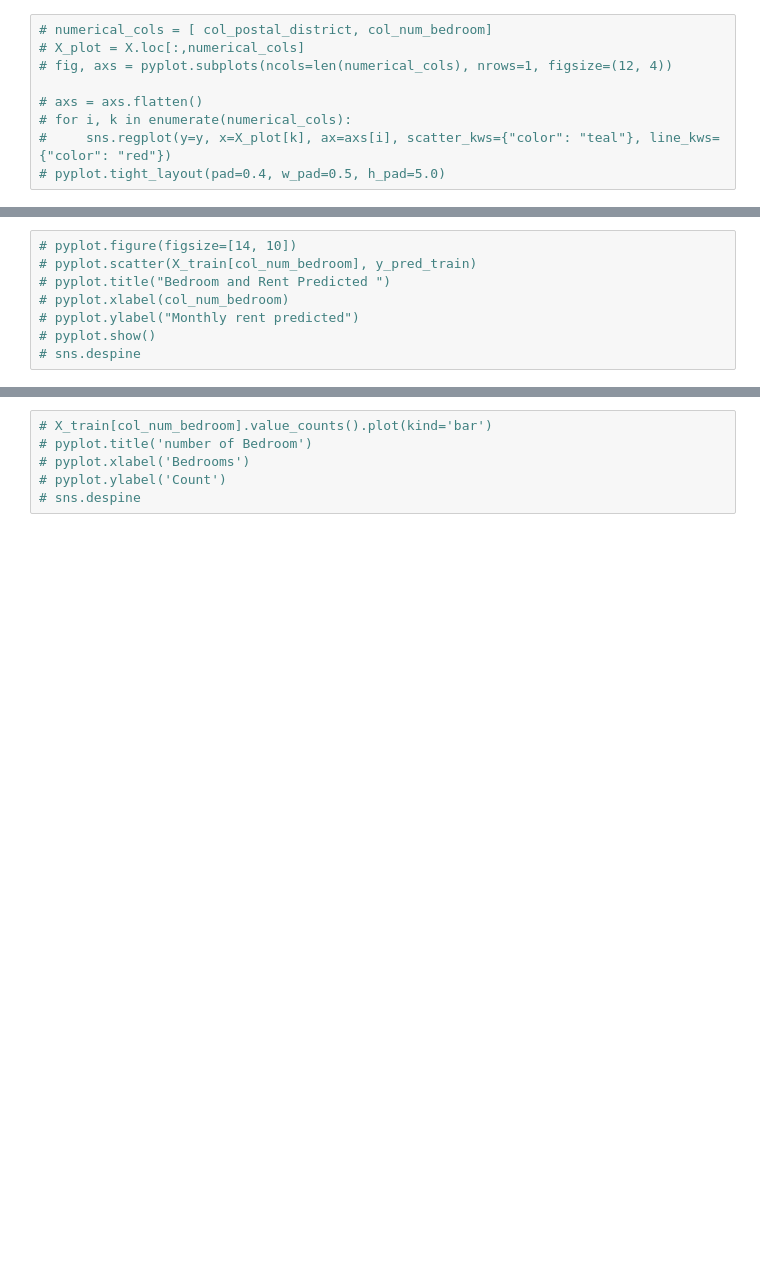
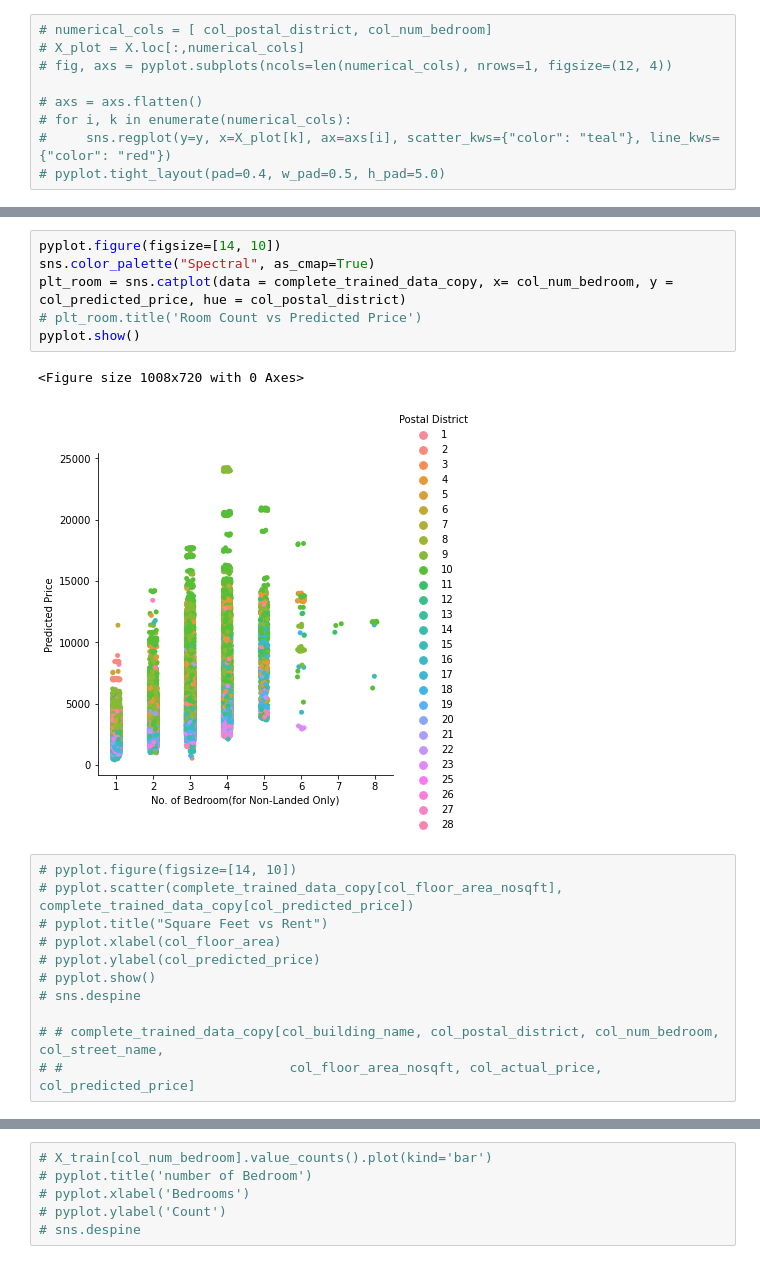
Before and after one commit to Veena-S/Learn-Python-Data-Science, a Jupyter notebook: P6-SgCondoRentPrediction/RentalPricePrediction_MultiLinearRegression-OneHot.ipynb, the cells around one changed output, grey strips where cells are left out. Cells and saved outputs as stored; diff of their text form; blank space fills up the shorter version.

```diff
--- a/P6-SgCondoRentPrediction/RentalPricePrediction_MultiLinearRegression-OneHot.ipynb
+++ b/P6-SgCondoRentPrediction/RentalPricePrediction_MultiLinearRegression-OneHot.ipynb
@@ -538,8 +553,20 @@ pyplot.show()
+# %%
+pyplot.figure(figsize=[14, 10])
+sns.color_palette("Spectral", as_cmap=True)
+plt_room = sns.catplot(data = complete_trained_data_copy, x= col_num_bedroom, y = col_predicted_price, hue = col_postal_district)
+# plt_room.title('Room Count vs Predicted Price')
+pyplot.show()
+# %% [output]
+<Figure size 1008x720 with 0 Axes>
+[figure, added]
 # %%
 # pyplot.figure(figsize=[14, 10])
-# pyplot.scatter(X_train[col_num_bedroom], y_pred_train)
-# pyplot.title("Bedroom and Rent Predicted ")
-# pyplot.xlabel(col_num_bedroom)
-# pyplot.ylabel("Monthly rent predicted")
+# pyplot.scatter(complete_trained_data_copy[col_floor_area_nosqft], complete_trained_data_copy[col_predicted_price])
+# pyplot.title("Square Feet vs Rent")
+# pyplot.xlabel(col_floor_area)
+# pyplot.ylabel(col_predicted_price)
 # pyplot.show()
 # sns.despine
+
+# # complete_trained_data_copy[col_building_name, col_postal_district, col_num_bedroom, col_street_name,
+# #                             col_floor_area_nosqft, col_actual_price, col_predicted_price]
```
Also changed, not shown: parts of 19 cells of this notebook.
